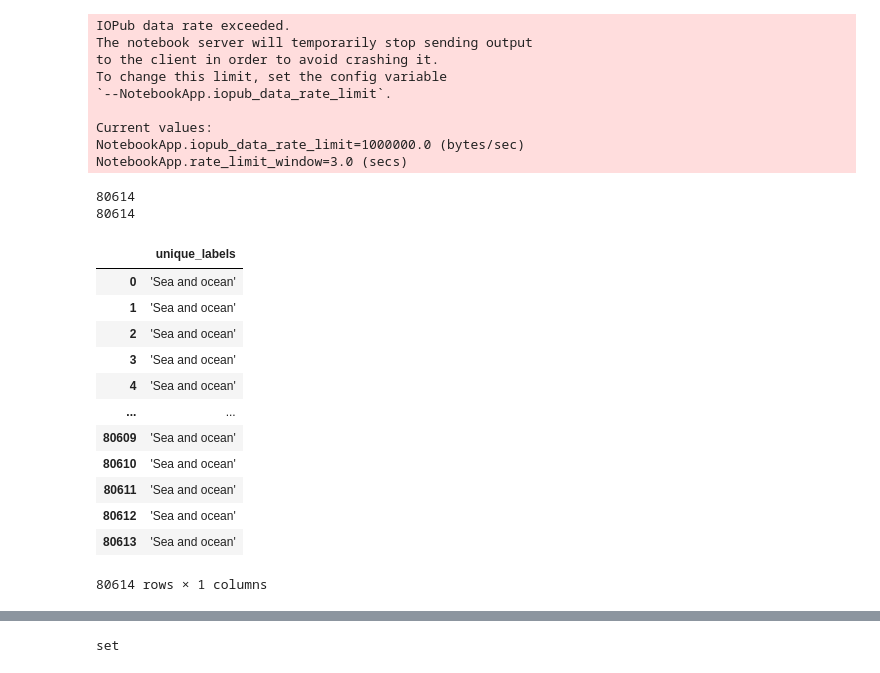
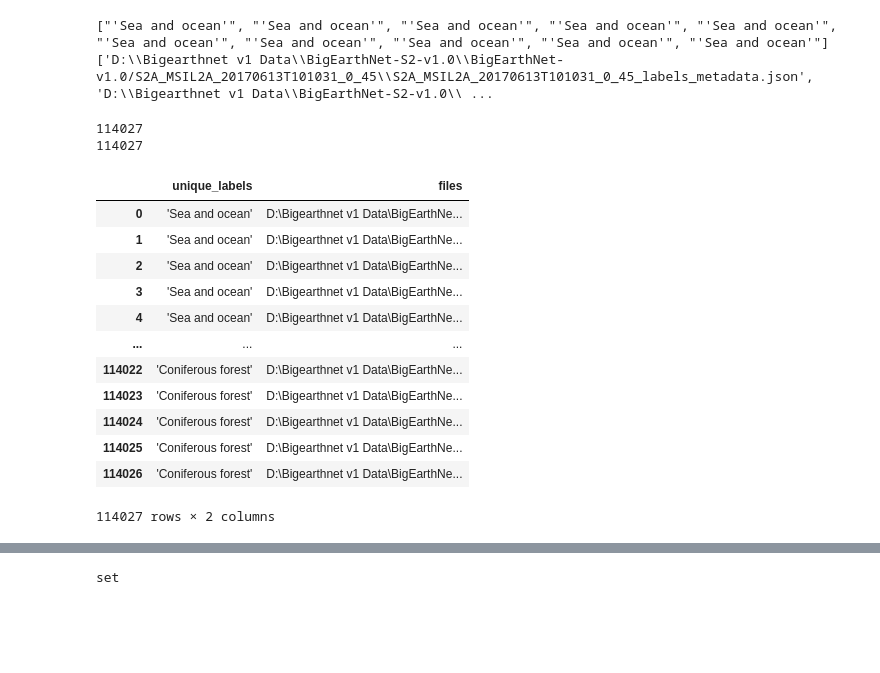
Before and after one commit to BRIJNANDA1979/CNN-Sentinel, a Jupyter notebook: Unique_labels_BigEarthNet_Data.ipynb, the cells around one changed output, grey strips where cells are left out. Drawn from its saved outputs; the diff is of its cells as text; code cells hidden in the pictures; blank space fills up the shorter version.

```diff
--- a/Unique_labels_BigEarthNet_Data.ipynb
+++ b/Unique_labels_BigEarthNet_Data.ipynb
@@ -68,8 +75,8 @@ df.tail()
 # %%
 ls=[]
 files=[]
-for row in df.itertuples():
-    print(row[2])
-    if(row[2]== False):
-      ls.append(row[1])
-      files.append(row[1])
+for row in df.itertuples(): #iterate each row to filter
+    #print(row[3])
+    if(row[3]== False):
+      ls.append(row[1]) #filtered labels
+      files.append(row[2])
@@ -94,36 +83,30 @@ True
 # %%
-print(ls)
-print(files)
+print(ls[0:10])
+print(files[0:10])
 # %% [output]
-IOPub data rate exceeded.
-The notebook server will temporarily stop sending output
-to the client in order to avoid crashing it.
-To change this limit, set the config variable
-`--NotebookApp.iopub_data_rate_limit`.
-
-Current values:
-NotebookApp.iopub_data_rate_limit=1000000.0 (bytes/sec)
-NotebookApp.rate_limit_window=3.0 (secs)
+["'Sea and ocean'", "'Sea and ocean'", "'Sea and ocean'", "'Sea and ocean'", "'Sea and ocean'", "'Sea and ocean'", "'Sea and ocean'", "'Sea and ocean'", "'Sea and ocean'", "'Sea and ocean'"]
+['D:\\Bigearthnet v1 Data\\BigEarthNet-S2-v1.0\\BigEarthNet-v1.0/S2A_MSIL2A_20170613T101031_0_45\\S2A_MSIL2A_20170613T101031_0_45_labels_metadata.json', 'D:\\Bigearthnet v1 Data\\BigEarthNet-S2-v1.0\\ ...
 # %%
-print(len(ls))   #these are Single labelled images
+print(len(ls))   #these are Single labelled images 114027 images
 print(len(files))
 df=pd.DataFrame()
 df['unique_labels'] = ls
+df['files'] = files
 
 df
 # %% [output]
-80614
-80614
+114027
+114027
-|  | unique_labels |
-| 0 | 'Sea and ocean' |
-| 1 | 'Sea and ocean' |
-| 2 | 'Sea and ocean' |
-| 3 | 'Sea and ocean' |
-| 4 | 'Sea and ocean' |
-| ... | ... |
-| 80609 | 'Sea and ocean' |
-| 80610 | 'Sea and ocean' |
-| 80611 | 'Sea and ocean' |
-| 80612 | 'Sea and ocean' |
-| 80613 | 'Sea and ocean' |
+|  | unique_labels | files |
+| 0 | 'Sea and ocean' | D:\Bigearthnet v1 Data\BigEarthNe... |
+| 1 | 'Sea and ocean' | D:\Bigearthnet v1 Data\BigEarthNe... |
+| 2 | 'Sea and ocean' | D:\Bigearthnet v1 Data\BigEarthNe... |
+| 3 | 'Sea and ocean' | D:\Bigearthnet v1 Data\BigEarthNe... |
+| 4 | 'Sea and ocean' | D:\Bigearthnet v1 Data\BigEarthNe... |
+| ... | ... | ... |
+| 114022 | 'Coniferous forest' | D:\Bigearthnet v1 Data\BigEarthNe... |
+| 114023 | 'Coniferous forest' | D:\Bigearthnet v1 Data\BigEarthNe... |
+| 114024 | 'Coniferous forest' | D:\Bigearthnet v1 Data\BigEarthNe... |
+| 114025 | 'Coniferous forest' | D:\Bigearthnet v1 Data\BigEarthNe... |
+| 114026 | 'Coniferous forest' | D:\Bigearthnet v1 Data\BigEarthNe... |
-80614 rows × 1 columns
+114027 rows × 2 columns
```
Also changed, not shown: parts of 24 cells of this notebook.
